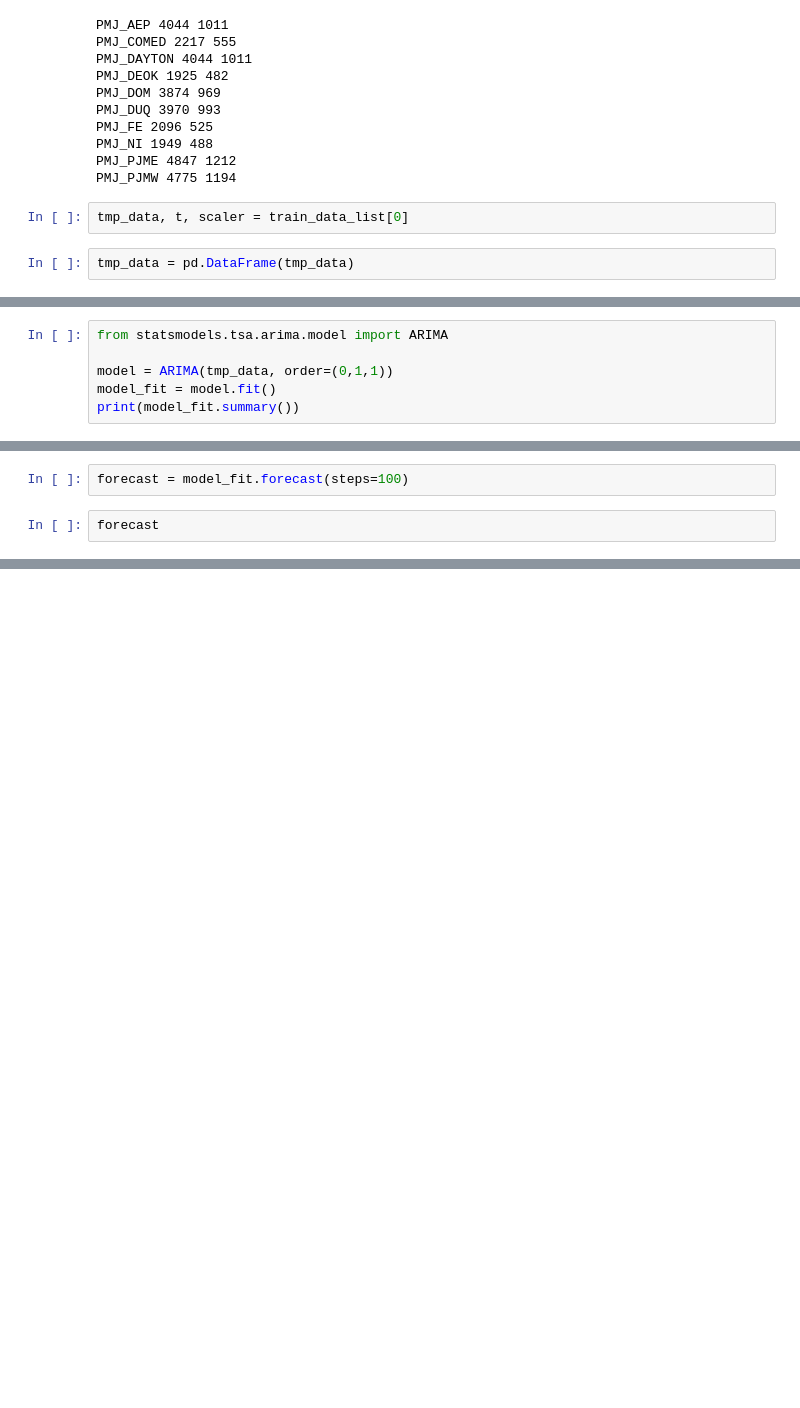
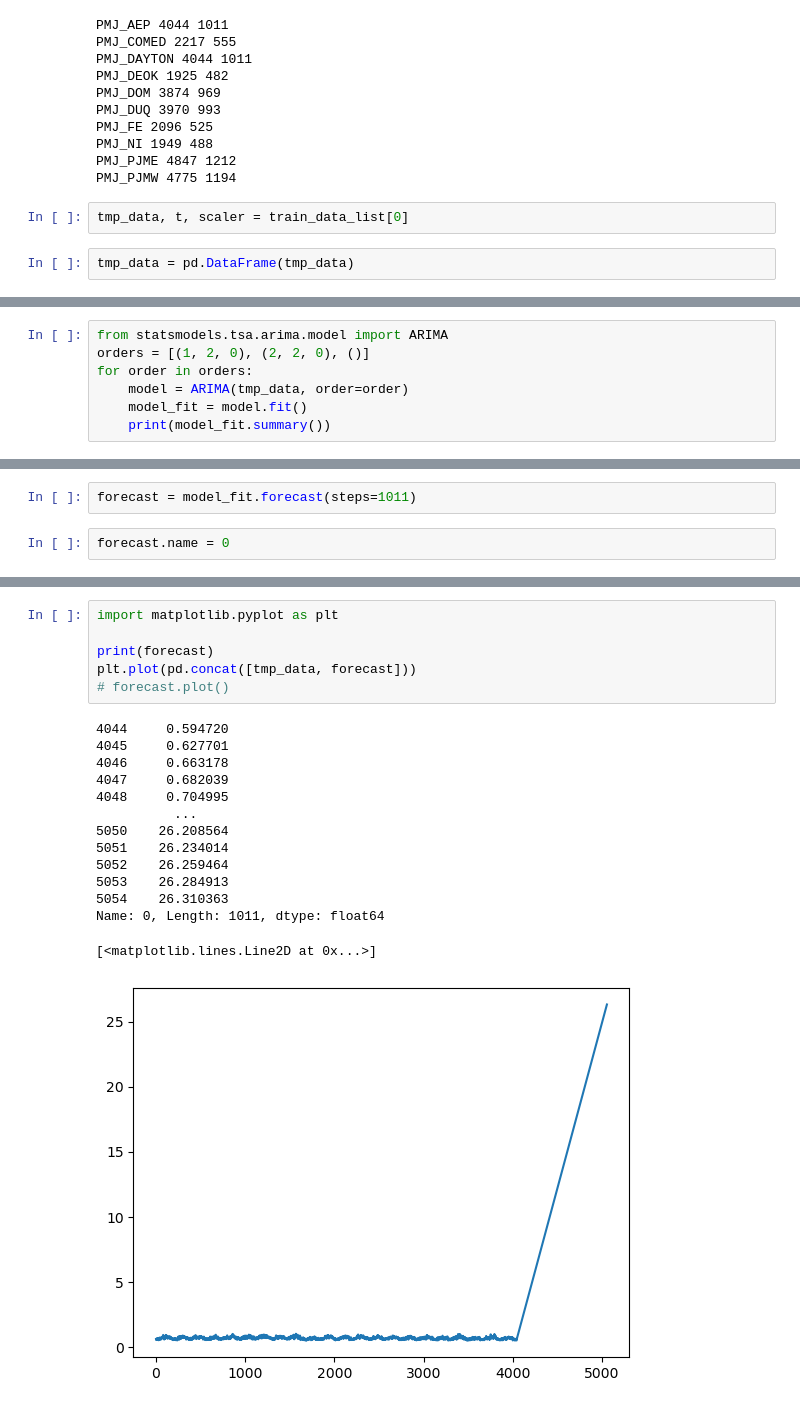
Before and after one commit to qja1998/co2_forecast, a Jupyter notebook: ARIMA/train.ipynb, the cells around one changed output, grey strips where cells are left out. Cells and saved outputs as stored; diff of their text form; blank space fills up the shorter version.

Commit message:
arima test

```diff
--- a/ARIMA/train.ipynb
+++ b/ARIMA/train.ipynb
@@ -61,9 +67,10 @@ for tmp_data, t, scaler in train_data_list[:0]:
 # %%
 from statsmodels.tsa.arima.model import ARIMA
-
-model = ARIMA(tmp_data, order=(0,1,1))
-model_fit = model.fit()
-print(model_fit.summary())
+orders = [(1, 2, 0), (2, 2, 0), ()]
+for order in orders:
+    model = ARIMA(tmp_data, order=order)
+    model_fit = model.fit()
+    print(model_fit.summary())
 # %% [output]
                                SARIMAX Results
 ==============================================================================
@@ -83,6 +90,6 @@ Covariance Type:                  opg
 Warnings:
 [1] Covariance matrix calculated using the outer product of gradients (complex-step).
 # %%
-forecast = model_fit.forecast(steps=100)
+forecast = model_fit.forecast(steps=1011)
 # %%
-forecast
+forecast.name = 0
@@ -101,0 +112,21 @@ Name: predicted_mean, Length: 100, dtype: float64
+# %%
+import matplotlib.pyplot as plt
+
+print(forecast)
+plt.plot(pd.concat([tmp_data, forecast]))
+# forecast.plot()
+# %% [output]
+4044     0.594720
+4045     0.627701
+4046     0.663178
+4047     0.682039
+4048     0.704995
+          ...
+5050    26.208564
+5051    26.234014
+5052    26.259464
+5053    26.284913
+5054    26.310363
+Name: 0, Length: 1011, dtype: float64
+[<matplotlib.lines.Line2D at 0x...>]
+[figure, added]
```
Also changed, not shown: parts of 4 cells of this notebook, 1 other file.
